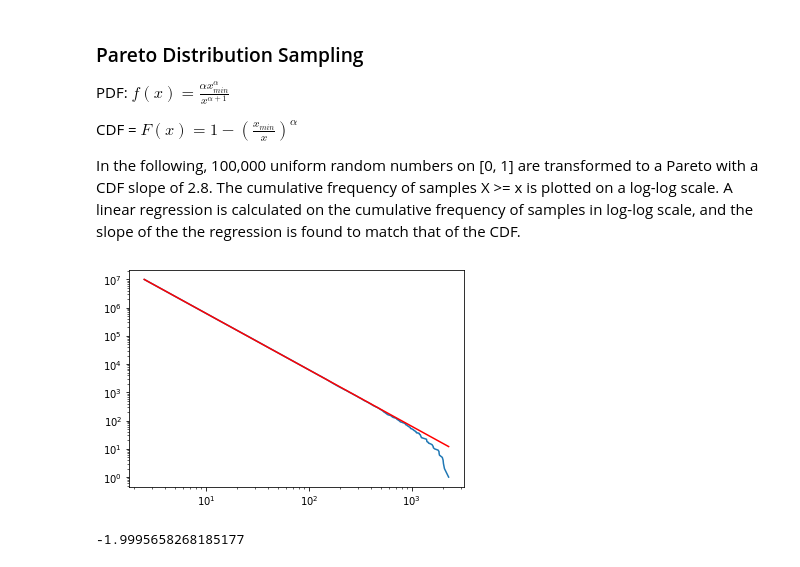
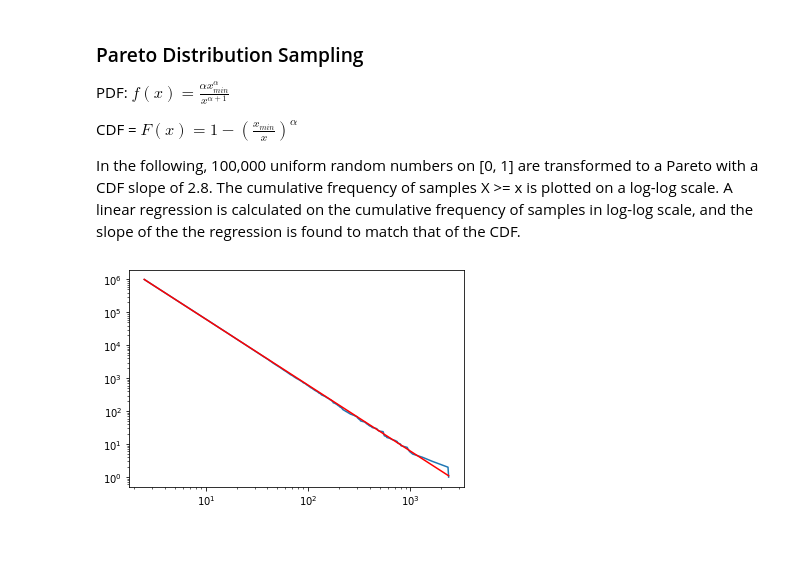
Before and after one commit to seanmason/saturation, a Jupyter notebook: notebooks/ParetoDistributionSampling.ipynb, the cells around one changed output. Saved outputs shown, nothing was run; the diff lists cells and outputs as text; code cells hidden in the pictures.

```diff
--- a/notebooks/ParetoDistributionSampling.ipynb
+++ b/notebooks/ParetoDistributionSampling.ipynb
@@ -21,31 +21,29 @@ slope = 2
 dist = ParetoProbabilityDistribution(cdf_slope=slope, x_min=2.5, x_max=2500)
 # %%
 # Plot the CDF
-n_samples = 10000000
+n_samples = 1000000
 y = np.arange(n_samples, 0, -1)
 
 urands = np.random.rand(n_samples)
 x = [x.radius for x in itertools.islice(get_craters(dist, 10000), n_samples)]
 x = sorted(x)
 
 plt.plot(x, y)
 
 # Regression line
 ln_x = np.reshape(np.log(x), newshape=(len(x), 1))
 ln_y = np.log(y)
 
 reg = LinearRegression().fit(ln_x, ln_y)
 line_y = [np.exp(reg.intercept_ + reg.coef_ * np.log(x)) for x in x]
 plt.plot(x, line_y, 'r')
 
 plt.xscale('log')
 plt.yscale('log')
 
 plt.show()
 # %% [output]
-[figure, old version]
+[figure, new version]
 # %%
 # Regression coefficient - close to the slope of the CDF = -2
 reg.coef_[0]
-# %% [output]
--1.9995658268185177
```
Also changed, not shown: 7 other files.
